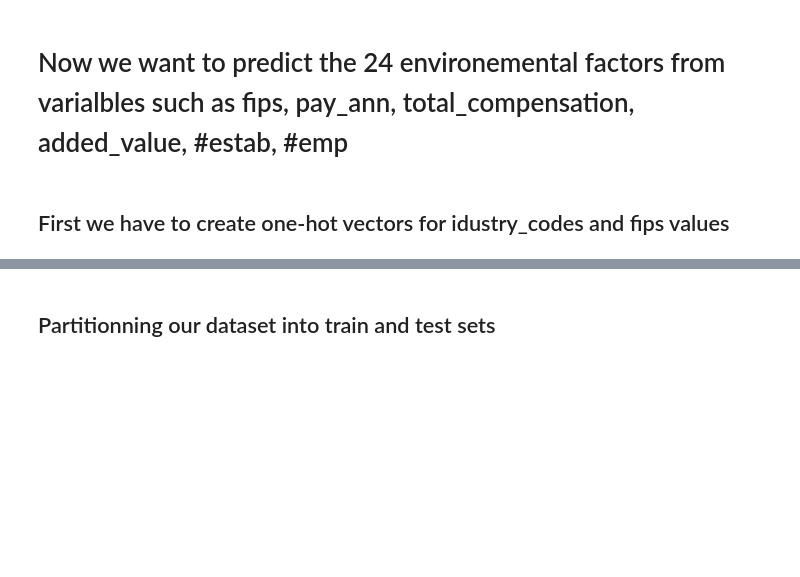
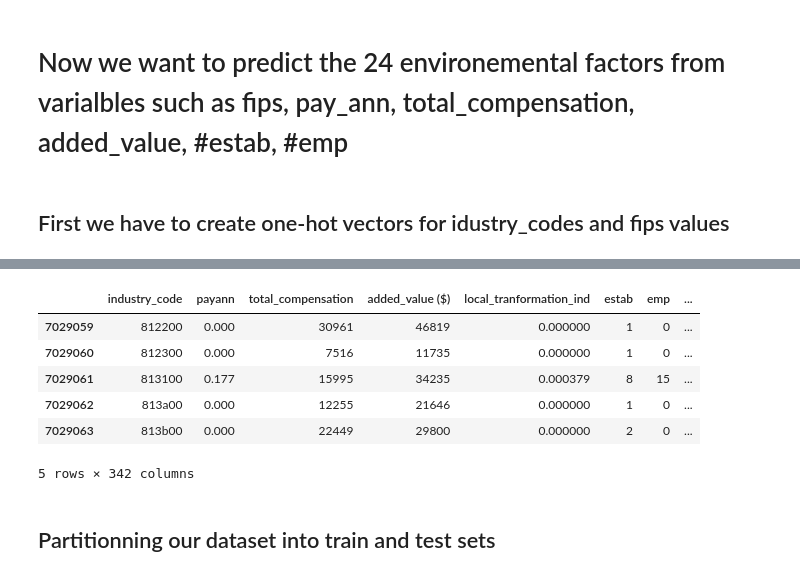
Before and after one commit to Merrel/Cancer-Industry-Dashboard, a Jupyter notebook: feature_analysis/Predict_Environemental_factors_from_industry_changes.ipynb, the cells around one changed output, grey strips where cells are left out. Cells and saved outputs as stored; diff of their text form; code cells hidden in the pictures; blank space fills up the shorter version.

```diff
--- a/feature_analysis/Predict_Environemental_factors_from_industry_changes.ipynb
+++ b/feature_analysis/Predict_Environemental_factors_from_industry_changes.ipynb
@@ -66,3 +108,15 @@ dataset.head()
+# %%
+x_bis = pd.concat([dataset.loc[:, :'emp'], dataset.loc[:, '0':]], axis=1)
+# %%
+x_bis.tail()
+# %% [output]
+|  | industry_code | payann | total_compensation | added_value ($) | local_tranformation_ind | estab | emp | ... |
+| 7029059 | 812200 | 0.000 | 30961 | 46819 | 0.000000 | 1 | 0 | ... |
+| 7029060 | 812300 | 0.000 | 7516 | 11735 | 0.000000 | 1 | 0 | ... |
+| 7029061 | 813100 | 0.177 | 15995 | 34235 | 0.000379 | 8 | 15 | ... |
+| 7029062 | 813a00 | 0.000 | 12255 | 21646 | 0.000000 | 1 | 0 | ... |
+| 7029063 | 813b00 | 0.000 | 22449 | 29800 | 0.000000 | 2 | 0 | ... |
+5 rows × 342 columns
 # %% [markdown]
 ## Partitionning our dataset into train and test sets
 # %%
```
Also changed, not shown: parts of 7 cells of this notebook.
